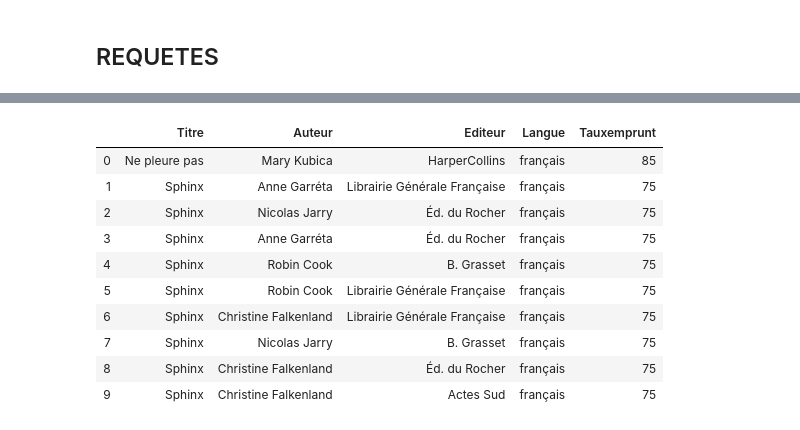
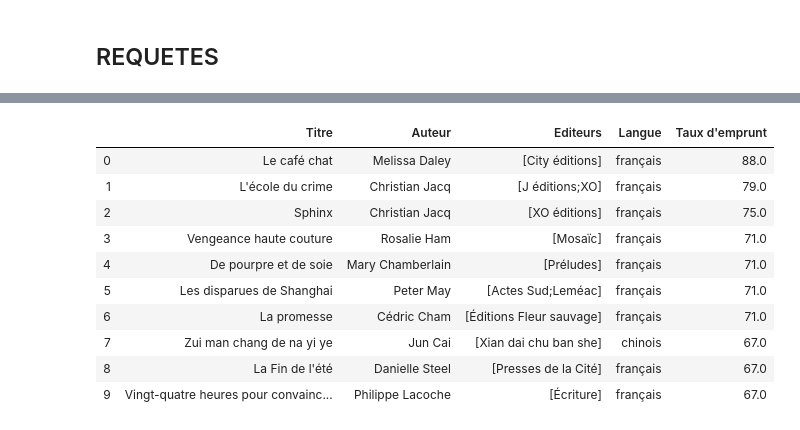
Before and after one commit to Lucadel/Neo4J-Project, a Jupyter notebook: Neo4J_Rendu.ipynb, the cells around one changed output, grey strips where cells are left out. Saved outputs shown, nothing was run; the diff lists cells and outputs as text; code cells hidden in the pictures.

```diff
--- a/Neo4J_Rendu.ipynb
+++ b/Neo4J_Rendu.ipynb
@@ -13,7 +13,9 @@ Notre travail s'organise autour de 3 notebook: <br>
 Nous avons restreint notre étude à la catégorie litterature, qui comptabilise le plus grand nombre de prets à l'année : 200 000. Etant confronté à une limitation de 1000 requetes par jour via l'API Googlebook, nous avons importé les descriptions par batch de 1000.
 # %%
 import pandas as pd
-data_neo4J=pd.read_csv("data_litterature.csv").drop(['Unnamed: 0'],axis=1)
+import numpy as np
+pd.set_option('max_colwidth', 200)
+data_neo4J=pd.read_csv("./data/data_litterature.csv").drop(['Unnamed: 0'],axis=1)
 data_neo4J.head()
 # %% [output]
 |  | Titre | sstitre | Auteur | Editeur | Date | prets | Nombre de prêts par exemplaire | exemplaires | ... |
@@ -43,9 +36,11 @@ Failed to write data to connection Address(host='localhost', port=7687) (Address
 # %%
 #Contraintes
-CONTRAINTES=["CREATE CONSTRAINT ON (l:Livre) ASSERT l.titre IS UNIQUE;",
-"CREATE INDEX ON :Auteur(nomauteur);",
-"CREATE INDEX ON :Editeur(nomediteur);",
-"CREATE INDEX ON :Categorie(nomcat);"]
+CONTRAINTES=[
+#On identifie un ouvrage par son titre et son auteur
+"CREATE CONSTRAINT ON (l:Livre) ASSERT (l.titre, l.auteur) IS NODE KEY;",
+"CREATE CONSTRAINT ON (a:Auteur) ASSERT a.nomauteur IS UNIQUE;",
+"CREATE CONSTRAINT ON (e:Editeur) ASSERT e.nomediteur IS UNIQUE;",
+"CREATE CONSTRAINT ON (c: Categorie) ASSERT c.nomcat IS UNIQUE;"]
 for i in CONTRAINTES:
     with driver.session() as session:
         session.run(i)
@@ -97,17 +149,18 @@ with driver.session() as session:
 # %%
-#Qui sont les auteurs américains les plus lus?
-REQUETE1="""
+#Quels sont les livres américains les plus lus?
+REQUETE2="""
 
 MATCH (cat)--(l:Livre)--(a:Auteur)
 MATCH (l:Livre)--(e:Editeur)
 WHERE left(cat.nomcat,4)="LNAM"
-RETURN distinct(l.titre),a.nomauteur,e.nomediteur, l.langue, l.prets
+WITH collect(e.nomediteur) as e, a, l
+RETURN DISTINCT(l.titre),a.nomauteur,e, l.langue, l.prets
 ORDER BY l.prets DESC
 LIMIT 20
 
 """
 with driver.session() as session:
-    result=session.run(REQUETE1)
-    df = pd.DataFrame(result, columns=["Titre","Auteur","Editeur","Langue","Prets"])
+    result=session.run(REQUETE2)
+    df = pd.DataFrame(result, columns=["Titre","Auteur","Editeurs","Langue","Prets"])
 df.head(10)
 # %% [output]
@@ -125,28 +178,29 @@ df.head(10)
 # %%
-#Quels sont les Livres américains les plus difficile à emprunter?
-REQUETE2="""
+#Quels sont les Livres les plus difficiles à emprunter? (Taux emprunt: 100%=2emprunts par mois par exemplaire)
+REQUETE3="""
 
 MATCH (cat)--(l:Livre)--(a:Auteur)
 MATCH (l:Livre)--(e:Editeur)
-WHERE left(cat.nomcat,4)="LNAM"
-RETURN l.titre,a.nomauteur,e.nomediteur, l.langue, l.tauxemprunt
+WITH a,l,collect(distinct(e.nomediteur)) as e
+RETURN l.titre, a.nomauteur, e, l.langue, l.tauxemprunt
 ORDER BY l.tauxemprunt DESC
 LIMIT 20
 
 """
+pd.set_option('max_colwidth', 300)
 with driver.session() as session:
-    result=session.run(REQUETE2)
-    df = pd.DataFrame(result, columns=["Titre","Auteur","Editeur","Langue","Tauxemprunt"])
+    result=session.run(REQUETE3)
+    df = pd.DataFrame(result, columns=["Titre","Auteur","Editeurs","Langue","Taux d'emprunt"])
 df.head(10)
 # %% [output]
-|  | Titre | Auteur | Editeur | Langue | Tauxemprunt |
-| 0 | Ne pleure pas | Mary Kubica | HarperCollins | français | 85 |
-| 1 | Sphinx | Anne Garréta | Librairie Générale Française | français | 75 |
-| 2 | Sphinx | Nicolas Jarry | Éd. du Rocher | français | 75 |
-| 3 | Sphinx | Anne Garréta | Éd. du Rocher | français | 75 |
-| 4 | Sphinx | Robin Cook | B. Grasset | français | 75 |
-| 5 | Sphinx | Robin Cook | Librairie Générale Française | français | 75 |
-| 6 | Sphinx | Christine Falkenland | Librairie Générale Française | français | 75 |
-| 7 | Sphinx | Nicolas Jarry | B. Grasset | français | 75 |
-| 8 | Sphinx | Christine Falkenland | Éd. du Rocher | français | 75 |
-| 9 | Sphinx | Christine Falkenland | Actes Sud | français | 75 |
+|  | Titre | Auteur | Editeurs | Langue | Taux d'emprunt |
+| 0 | Le café chat | Melissa Daley | [City éditions] | français | 88.0 |
+| 1 | L'école du crime | Christian Jacq | [J éditions;XO] | français | 79.0 |
+| 2 | Sphinx | Christian Jacq | [XO éditions] | français | 75.0 |
+| 3 | Vengeance haute couture | Rosalie Ham | [Mosaïc] | français | 71.0 |
+| 4 | De pourpre et de soie | Mary Chamberlain | [Préludes] | français | 71.0 |
+| 5 | Les disparues de Shanghai | Peter May | [Actes Sud;Leméac] | français | 71.0 |
+| 6 | La promesse | Cédric Cham | [Éditions Fleur sauvage] | français | 71.0 |
+| 7 | Zui man chang de na yi ye | Jun Cai | [Xian dai chu ban she] | chinois | 67.0 |
+| 8 | La Fin de l'été | Danielle Steel | [Presses de la Cité] | français | 67.0 |
+| 9 | Vingt-quatre heures pour convainc... | Philippe Lacoche | [Écriture] | français | 67.0 |
```
Also changed, not shown: parts of 10 cells of this notebook, 5 other files.
